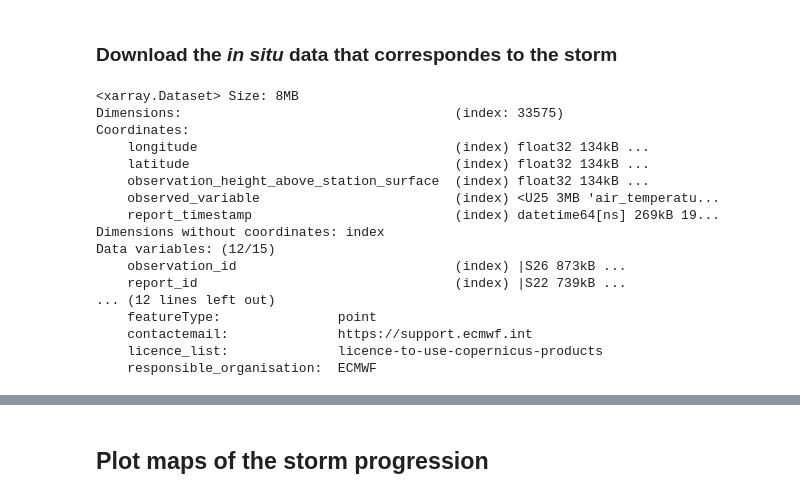
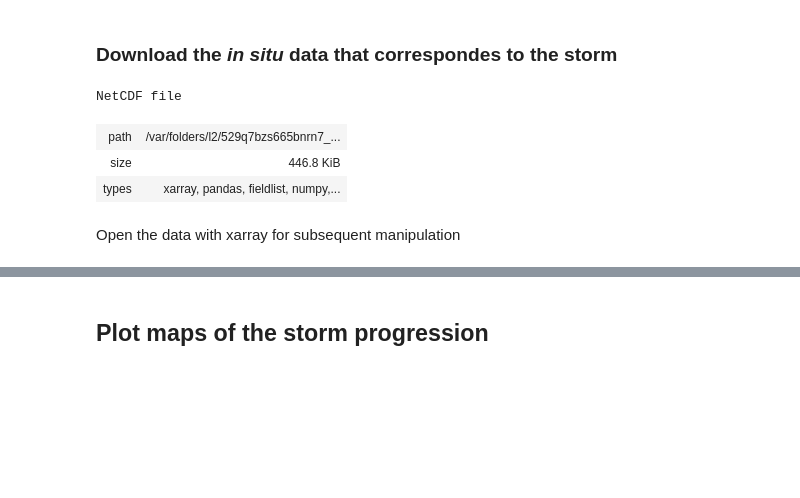
Before and after one commit to EddyCMWF/c3s-training-submodule-insitu-obs, a Jupyter notebook: insitu-obs-storm-tracks.ipynb, the cells around one changed output, grey strips where cells are left out. Drawn from its saved outputs; the diff is of its cells as text; code cells hidden in the pictures; blank space fills up the shorter version.

```diff
--- a/insitu-obs-storm-tracks.ipynb
+++ b/insitu-obs-storm-tracks.ipynb
@@ -61,14 +63,18 @@ storm_request = {
     "event_aggregation": "single_event",
     "year": year,
     "month": month,
-    "day": day
+    "day": day,
 }
 storm_ekds = ekd.from_source("cds", storm_dataset, storm_request)
 storm_df = storm_ekds.to_pandas()
 storm_df["time"] = pd.to_datetime(storm_df["time"])
 # Create an xarray dataset for later
 storm_ds = storm_df.to_xarray()
-storm_ds = storm_ds.assign_coords(time=storm_ds["time"], longitude=storm_ds["longitude"], latitude=storm_ds["latitude"])
+storm_ds = storm_ds.assign_coords(
+    time=storm_ds["time"],
+    longitude=storm_ds["longitude"],
+    latitude=storm_ds["latitude"],
+)
 storm_df[:2]
 # %% [output]
 |  | id | time | latitude | longitude | fg10 | lsm | msl | algorithm |
@@ -134,52 +140,32 @@ Attributes:
 # %%
 start_day = start_date.day
 end_day = end_date.day
 if start_date.month != end_date.month:
-    raise ValueError("Start and end dates must be within the same month for this example.")
+    raise ValueError(
+        "Start and end dates must be within the same month for this example."
+    )
 dataset = "insitu-observations-surface-marine"
 request = {
     "version": "2_0_0",
     "variable": [
         "air_pressure_at_sea_level",
         "air_temperature",
         "dew_point_temperature",
         "water_temperature",
         "wind_from_direction",
-        "wind_speed"
+        "wind_speed",
     ],
     "year": start_date.year,
     "month": start_date.month,
     "day": [i for i in range(start_day, end_day + 1)],
     "area": area,
 }
 insitu_ekds = ekd.from_source("cds", dataset, request)
-insitu_df = insitu_ekds.to_pandas()
-insitu_ds = insitu_ekds.to_xarray()
-insitu_ds["observed_variable"] = insitu_ds.observed_variable.str.decode("UTF-8")
-insitu_ds["report_timestamp"].data = pd.to_datetime(insitu_ds["report_timestamp"].data)
-# Assign some of the data variables as coordinates for easier selection and plotting
-for coord in ["latitude", "longitude", "report_timestamp", "observed_variable", "observation_height_above_station_surface"]:
-    insitu_ds = insitu_ds.assign_coords({coord: insitu_ds[coord]})
-unique_observed_variables = insitu_ds.observed_variable.to_index().unique()
-_, index = np.unique(insitu_ds["station_name"], return_index=True)
-unique_stations = insitu_ds.sel(index=index)
-
-insitu_ds
+insitu_ekds
 # %% [output]
-<xarray.Dataset> Size: 8MB
-Dimensions:                                   (index: 33575)
-Coordinates:
-    longitude                                 (index) float32 134kB ...
-    latitude                                  (index) float32 134kB ...
-    observation_height_above_station_surface  (index) float32 134kB ...
-    observed_variable                         (index) <U25 3MB 'air_temperatu...
-    report_timestamp                          (index) datetime64[ns] 269kB 19...
-Dimensions without coordinates: index
-Data variables: (12/15)
-    observation_id                            (index) |S26 873kB ...
-    report_id                                 (index) |S22 739kB ...
-... (12 lines left out)
-    featureType:               point
-    contactemail:              https://support.ecmwf.int
-    licence_list:              licence-to-use-copernicus-products
-    responsible_organisation:  ECMWF
+NetCDF file
+| path | /var/folders/l2/529q7bzs665bnrn7_... |
+| size | 446.8 KiB |
+| types | xarray, pandas, fieldlist, numpy,... |
+# %% [markdown]
+Open the data with xarray for subsequent manipulation
```
Also changed, not shown: parts of 9 cells of this notebook, 2 other files.
